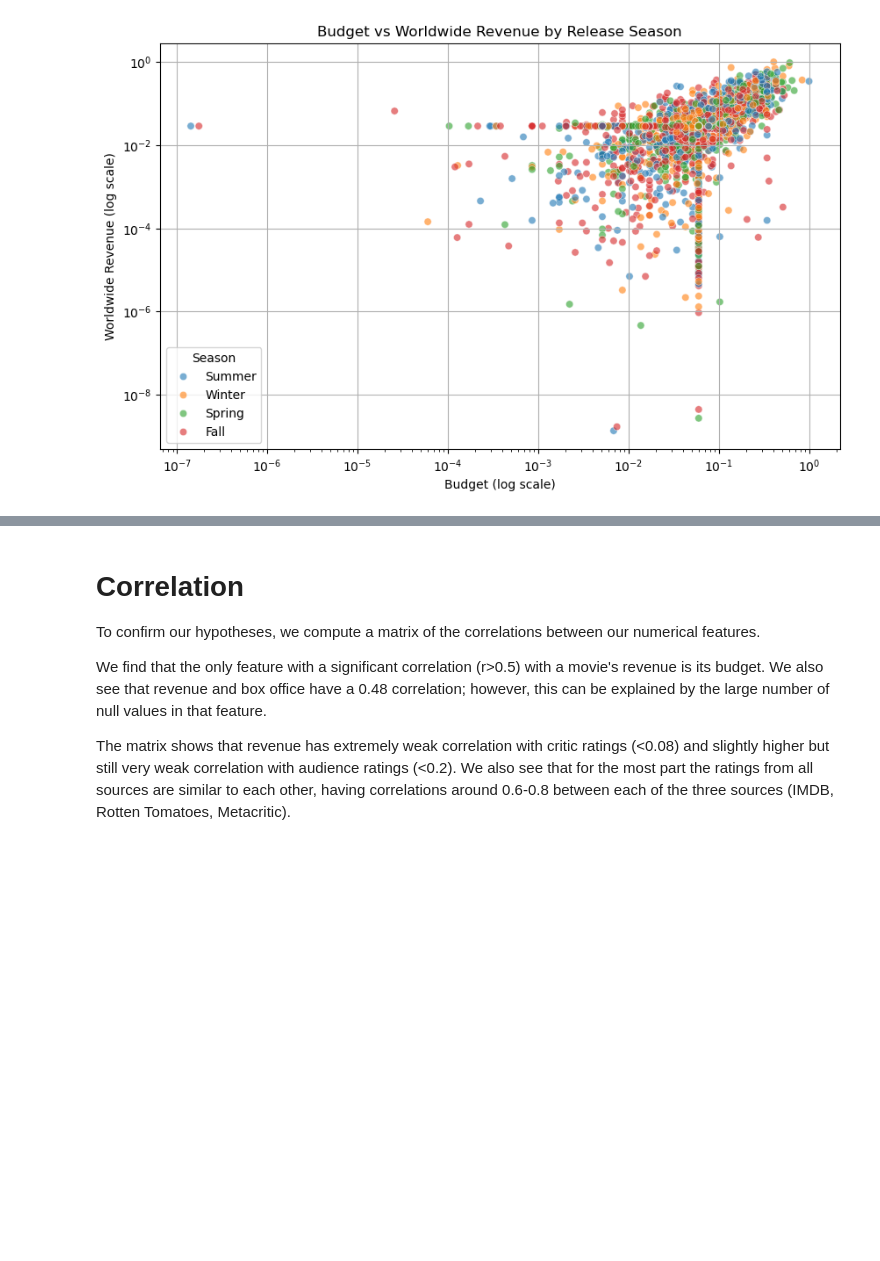
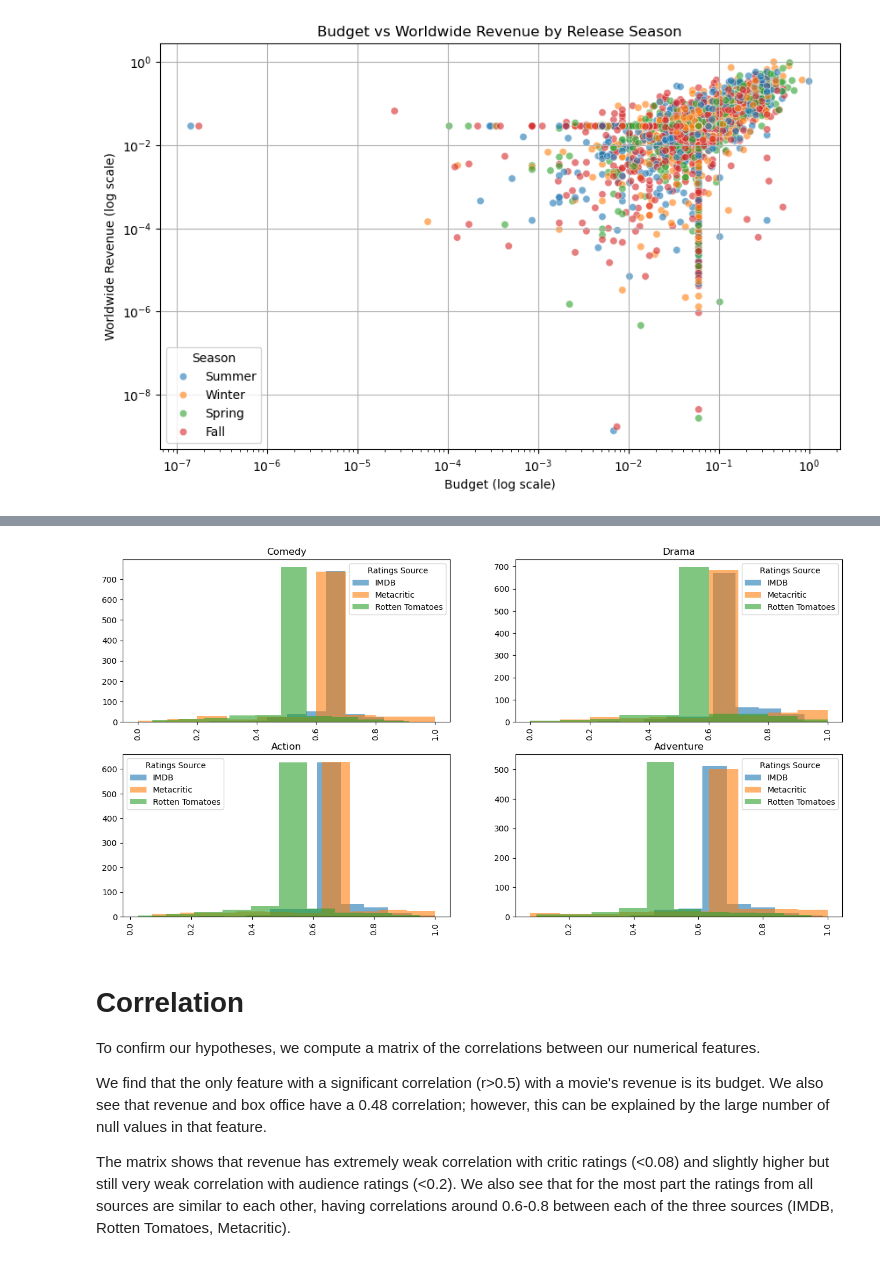
Before and after one commit to muhammad-ahmed-gh/movies-data-analysis, a Jupyter notebook: exploration.ipynb, the cells around one changed output, grey strips where cells are left out. Drawn from its saved outputs; the diff is of its cells as text; code cells hidden in the pictures; blank space fills up the shorter version.

```diff
--- a/exploration.ipynb
+++ b/exploration.ipynb
@@ -157,3 +191,18 @@ plt.show()
+# %%
+plt.figure(figsize=(16,8))
+for i, genre in enumerate(['Comedy', 'Drama', 'Action', 'Adventure']):
+    plt.subplot(2, 2, i+1)
+    dfg = df[df.genres.apply(lambda l: genre in l)]
+    plt.hist(dfg.imdb_rating, alpha=0.6)
+    plt.hist(dfg.rotten_tomatoes_score, alpha=0.6)
+    plt.hist(dfg.metacritic_score, alpha=0.6)
+    plt.xticks(rotation=90)
+    plt.title(genre)
+    plt.legend(["IMDB", "Metacritic", "Rotten Tomatoes"], title='Ratings Source')
+
+plt.show()
+# %% [output]
+[figure, added]
 # %% [markdown]
 # Correlation
 
```
Also changed, not shown: parts of 6 cells of this notebook, 2 other files.
